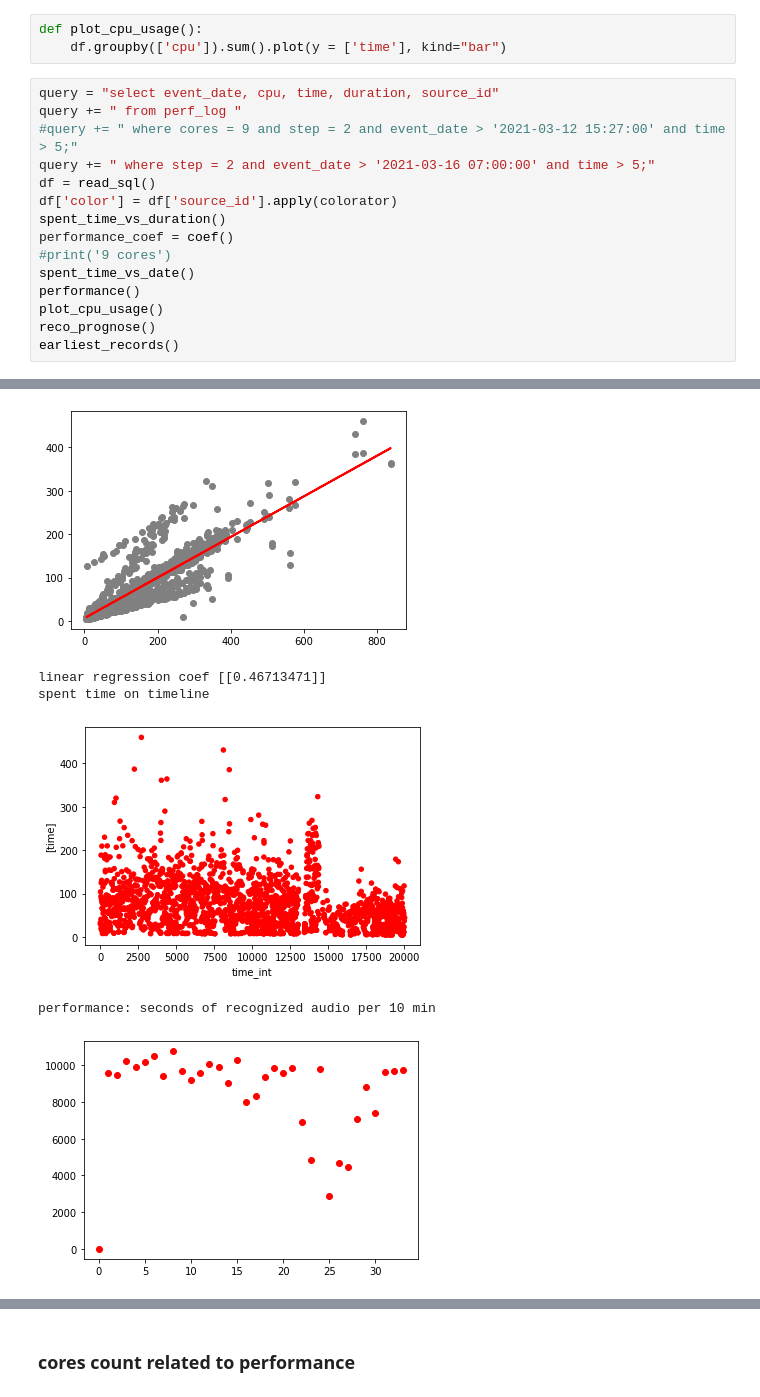
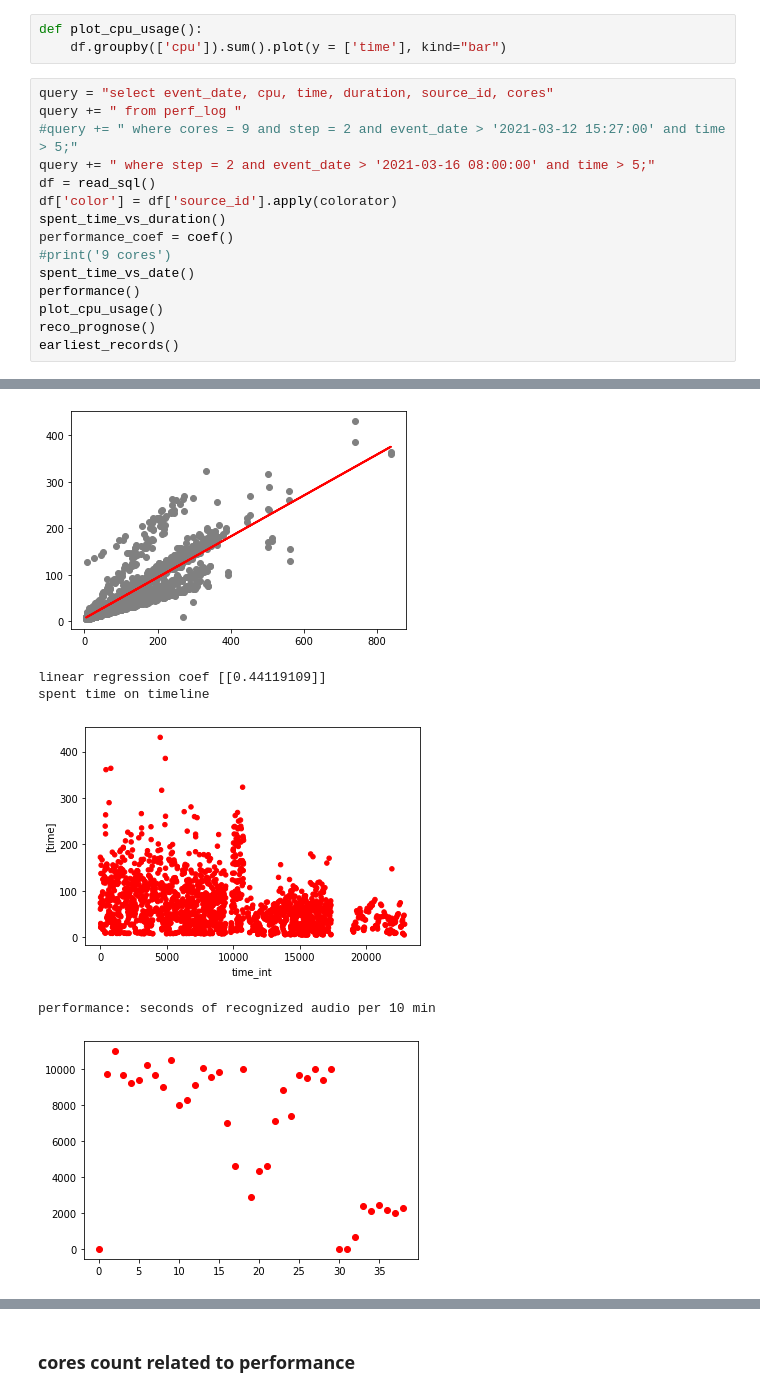
Before and after one commit to format37/call_centre_stt_server, a Jupyter notebook: performance_report.ipynb, the cells around one changed output, grey strips where cells are left out. Saved outputs shown, nothing was run; the diff lists cells and outputs as text.

```diff
--- a/performance_report.ipynb
+++ b/performance_report.ipynb
@@ -91,10 +107,10 @@ def earliest_records():
 def plot_cpu_usage():
     df.groupby(['cpu']).sum().plot(y = ['time'], kind="bar")
 # %%
-query = "select event_date, cpu, time, duration, source_id"
+query = "select event_date, cpu, time, duration, source_id, cores"
 query += " from perf_log "
 #query += " where cores = 9 and step = 2 and event_date > '2021-03-12 15:27:00' and time > 5;"
-query += " where step = 2 and event_date > '2021-03-16 07:00:00' and time > 5;"
+query += " where step = 2 and event_date > '2021-03-16 08:00:00' and time > 5;"
 df = read_sql()
 df['color'] = df['source_id'].apply(colorator)
 spent_time_vs_duration()
@@ -111,6 +127,6 @@ spent time vs audio record duration
-[figure, old version]
+[figure, new version]
-linear regression coef [[0.46713471]]
+linear regression coef [[0.44119109]]
 spent time on timeline
-[figure, old version]
+[figure, new version]
 performance: seconds of recognized audio per 10 min
-[figure, old version]
+[figure, new version]
```
Also changed, not shown: parts of 5 cells of this notebook, 2 other files.
